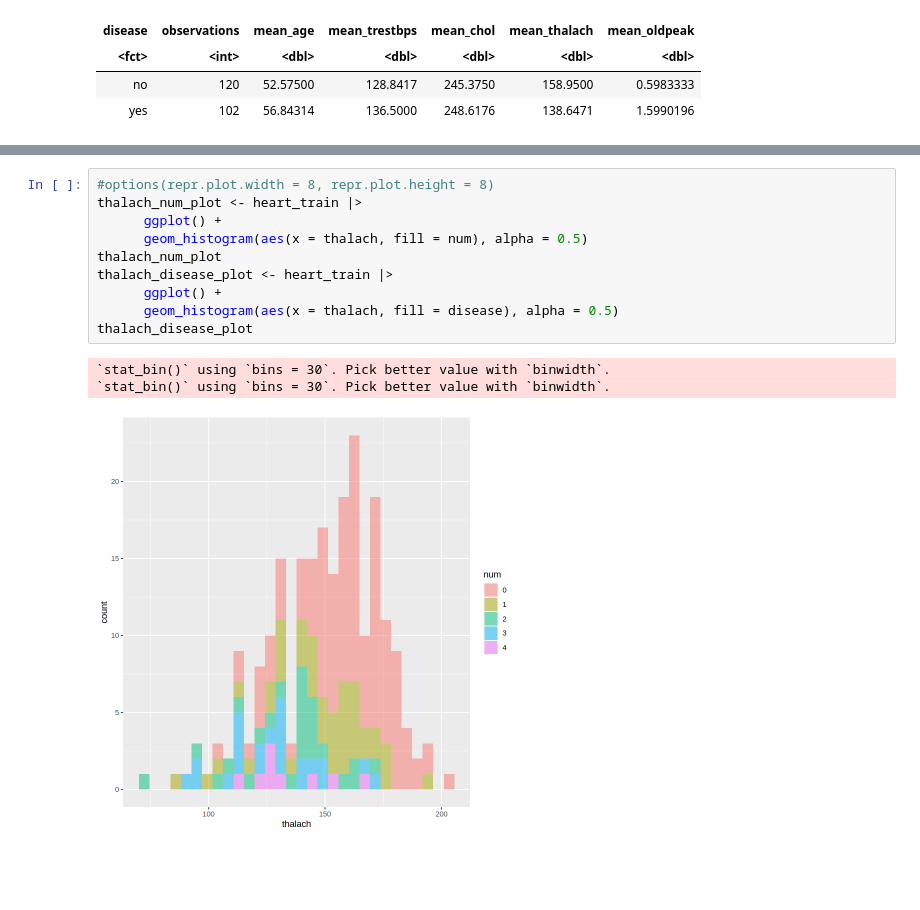
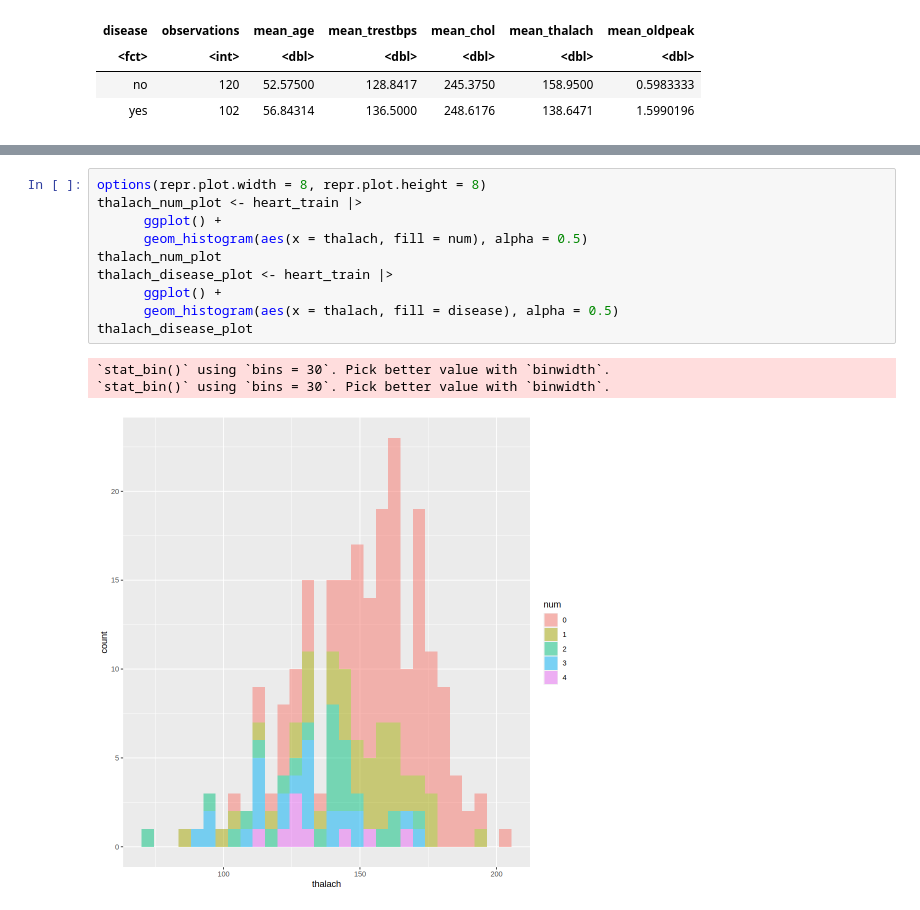
Before and after one commit to auraaaaura/dsci-100-2023-group-44, a Jupyter notebook: code part.ipynb, the cells around one changed output, grey strips where cells are left out. Cells and saved outputs as stored; diff of their text form; blank space fills up the shorter version.

```diff
--- a/code part.ipynb
+++ b/code part.ipynb
@@ -181,14 +182,14 @@ chol_disease_plot
 # %%
-#options(repr.plot.width = 8, repr.plot.height = 8)
+options(repr.plot.width = 8, repr.plot.height = 8)
 thalach_num_plot <- heart_train |>
       ggplot() +
       geom_histogram(aes(x = thalach, fill = num), alpha = 0.5)
 thalach_num_plot
 thalach_disease_plot <- heart_train |>
       ggplot() +
       geom_histogram(aes(x = thalach, fill = disease), alpha = 0.5)
 thalach_disease_plot
 # %% [output]
 `stat_bin()` using `bins = 30`. Pick better value with `binwidth`.
 `stat_bin()` using `bins = 30`. Pick better value with `binwidth`.
-[figure, old version]
+[figure, new version]
```
Also changed, not shown: parts of 11 cells of this notebook.
